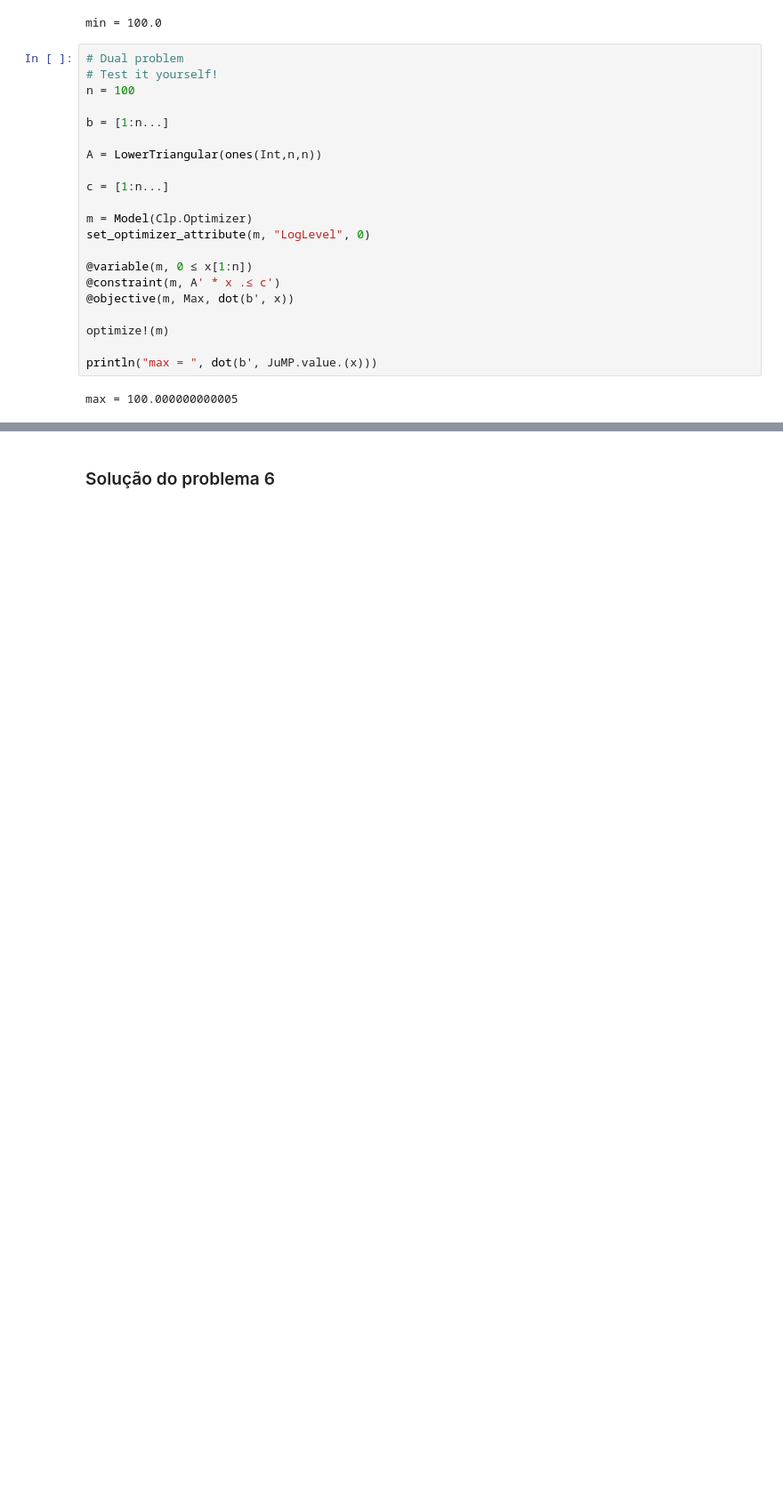
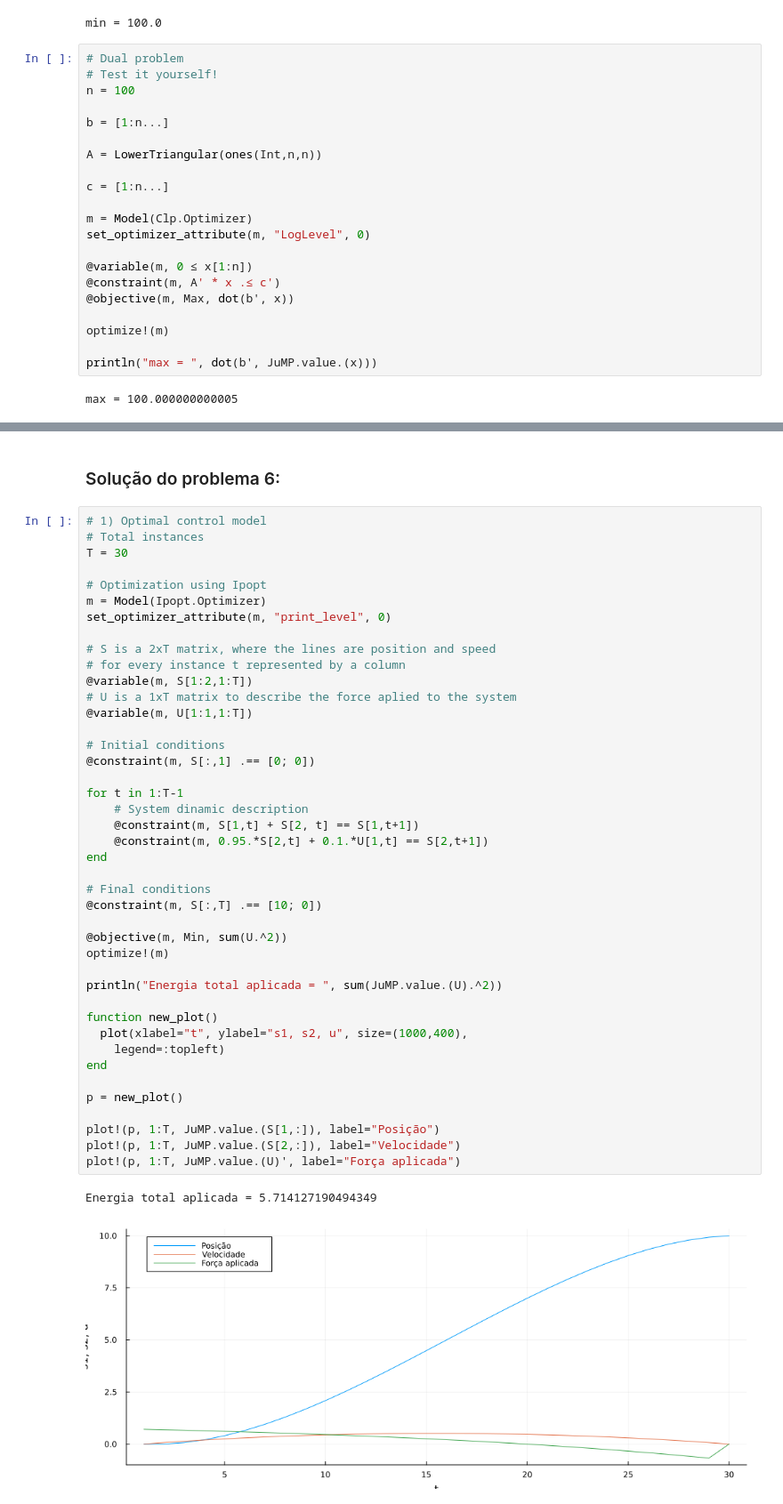
Before and after one commit to html-3/optimization-notebook-julia, a Jupyter notebook: lista2.ipynb, the cells around one changed output, grey strips where cells are left out. Shown at 89% size. Drawn from its saved outputs; the diff is of its cells as text; blank space fills up the shorter version.

Commit message:
➕ Problema 6 e 7 da lista 2 corrigida

```diff
--- a/lista2.ipynb
+++ b/lista2.ipynb
@@ -738,2 +740,47 @@ sujeito à restrição $s_2 (N) = 0$. Formule este novo problema como um problem
 # %% [markdown]
-### Solução do problema 6
+### Solução do problema 6:
+# %%
+# 1) Optimal control model
+# Total instances
+T = 30
+
+# Optimization using Ipopt
+m = Model(Ipopt.Optimizer)
+set_optimizer_attribute(m, "print_level", 0)
+
+# S is a 2xT matrix, where the lines are position and speed
+# for every instance t represented by a column
+@variable(m, S[1:2,1:T])
+# U is a 1xT matrix to describe the force aplied to the system
+@variable(m, U[1:1,1:T])
+
+# Initial conditions
+@constraint(m, S[:,1] .== [0; 0])
+
+for t in 1:T-1
+    # System dinamic description
+    @constraint(m, S[1,t] + S[2, t] == S[1,t+1])
+    @constraint(m, 0.95.*S[2,t] + 0.1.*U[1,t] == S[2,t+1])
+end
+
+# Final conditions
+@constraint(m, S[:,T] .== [10; 0])
+
+@objective(m, Min, sum(U.^2))
+optimize!(m)
+
+println("Energia total aplicada = ", sum(JuMP.value.(U).^2))
+
+function new_plot()
+  plot(xlabel="t", ylabel="s1, s2, u", size=(1000,400),
+    legend=:topleft)
+end
+
+p = new_plot()
+
+plot!(p, 1:T, JuMP.value.(S[1,:]), label="Posição")
+plot!(p, 1:T, JuMP.value.(S[2,:]), label="Velocidade")
+plot!(p, 1:T, JuMP.value.(U)', label="Força aplicada")
+# %% [output]
+Energia total aplicada = 5.714127190494349
+[figure, added]
```
Also changed, not shown: parts of 12 cells of this notebook.
